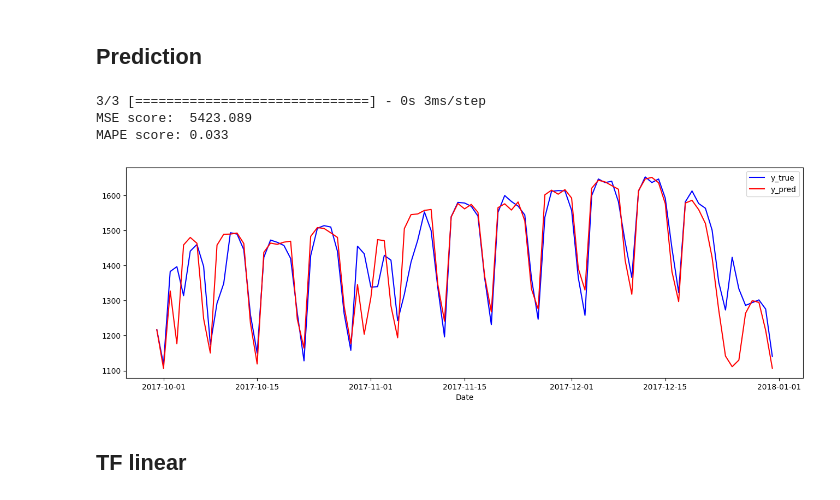
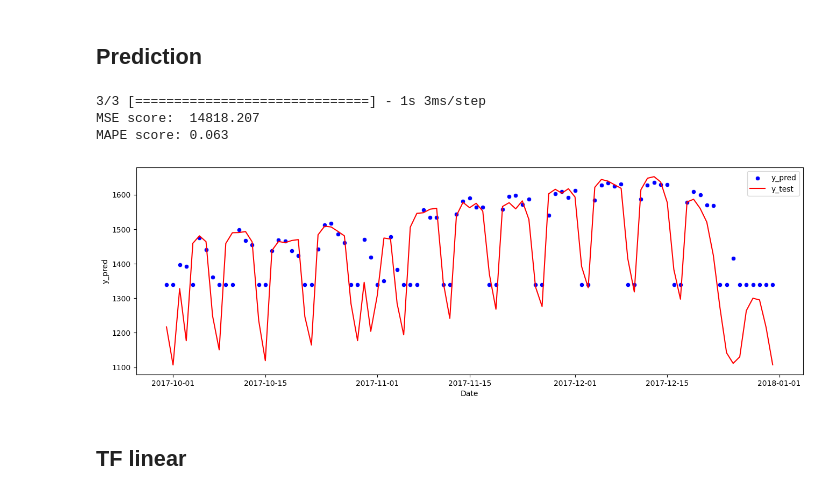
Before and after one commit to Alex1iv/Power_consumption_prediction, a Jupyter notebook: notebooks/power_consumption.ipynb, the cells around one changed output. Saved outputs shown, nothing was run; the diff lists cells and outputs as text; code cells hidden in the pictures.

Commit message:
upd models architecture

```diff
--- a/notebooks/power_consumption.ipynb
+++ b/notebooks/power_consumption.ipynb
@@ -217,17 +217,20 @@ from IPython.display import clear_output
 # fix random seed for reproducibility
 tf.random.set_seed(random_state)
 # %%
+
 # Selection
 X = df[['Consumption']]
 
 # Scaling
 standardScaler = StandardScaler()
 
-X_scaled = pd.DataFrame(
-    standardScaler.fit_transform(X),
-    columns=X.columns,
-    index=X.index)
+#X_scaled = pd.DataFrame(standardScaler.fit_transform(X), columns=X.columns, index=X.index)
+X_scaled = standardScaler.fit_transform(X)
 
-X_scaled.head(3)
+#X_scaled = X
+# save scaler
+joblib.dump(standardScaler, os.path.join(config.path_models, 'scaler.gz'))
+
+X_scaled[:3]
 #processed_features.describe().round(3)
 # %% [output]
@@ -245,9 +246,10 @@ plot_acf_pacf(df['Consumption'], lags=15, fig_id=5) #
 # choose a number of time steps (every 7 days)
 n_steps = 7
 # split into samples
-X_splitted, y_splitted = split_sequence(X_scaled.values, n_steps)
-print(X_splitted.shape,  y_splitted.shape)
+X_splitted, y_splitted = split_sequence(X_scaled, n_steps)#split_sequence(X_scaled['Consumption'], n_steps)
+#print(X_splitted.shape,  y_splitted.shape)
 
 X_train, X_test = X_splitted[:len(X)-100], X_splitted[len(X)-100:]
 y_train, y_test = y_splitted[:len(X)-100], y_splitted[len(X)-100:]
+print('X_train', X_train.shape,'\ny_train', y_train.shape)
 # %% [output]
@@ -447,16 +305,20 @@ plot_history_regr(history=history, model_name=model.name)
 ## Prediction
 # %%
 # Loanding saved model
-model1 = tf.keras.models.load_model(os.path.join(path_models, 'LSTM_model.hdf5'))
-model1.load_weights(os.path.join(path_models, 'weights'+'.h5'))
-y_pred = model1.predict(X_test)
+model1 = tf.keras.models.load_model(os.path.join(path_models, 'model_LSTM.hdf5'))
 
-y_pred_inverse = standardScaler.inverse_transform(y_pred)
-y_test_inverse = standardScaler.inverse_transform(y_test)
+y_pred = model1.predict(X_test)#.squeeze()
+#print('y_pred', y_pred.shape,'\ny_test', y_test.shape)
+
+scaler = joblib.load(os.path.join(config.path_models, 'scaler.gz'))
+
+y_pred_inverse = pd.Series(standardScaler.inverse_transform(y_pred.squeeze())[:,0], name='y_pred', index=X.index[-y_test.shape[0]:])#.ravel()
+y_test_inverse = pd.Series(standardScaler.inverse_transform(y_test).squeeze(), name='y_test', index=X.index[-y_test.shape[0]:])#standardScaler.inverse_transform(np.expand_dims(y_test,axis=1))
+#print('y_pred', y_pred_inverse.shape,'\ny_test', y_test_inverse.shape)
 
 print('MSE score:  {:.3f}'.format(mean_squared_error(y_pred_inverse, y_test_inverse)))
 print('MAPE score: {:.3f}'.format(mean_absolute_percentage_error(y_pred_inverse, y_test_inverse)))
 # %% [output]
-3/3 [==============================] - 0s 3ms/step
-MSE score:  5423.089
-MAPE score: 0.033
+3/3 [==============================] - 1s 3ms/step
+MSE score:  14818.207
+MAPE score: 0.063
@@ -463,18 +340,12 @@ MAPE score: 0.033
 # %%
 indexes = X.index[-y_test_inverse.shape[0]:]
 length = X_test.shape[0]
 
 plt.figure(figsize=(16,5))
-sns.lineplot(
-    x=indexes ,
-    y=y_pred_inverse.reshape(-1,)[-length:],
-    c='b', label='y_true');
-sns.lineplot(
-    x=indexes,
-    y=y_test_inverse.reshape(-1,)[-length:],
-    c='r', label='y_pred');
+sns.scatterplot(y_pred_inverse, c='b', label='y_pred');
+sns.lineplot(y_test_inverse,    c='r', label='y_test');
 # %% [output]
-[figure, old version]
+[figure, new version]
 # %% [markdown]
 ## TF linear
 # %%
```
Also changed, not shown: parts of 13 cells of this notebook, 2 other files.
